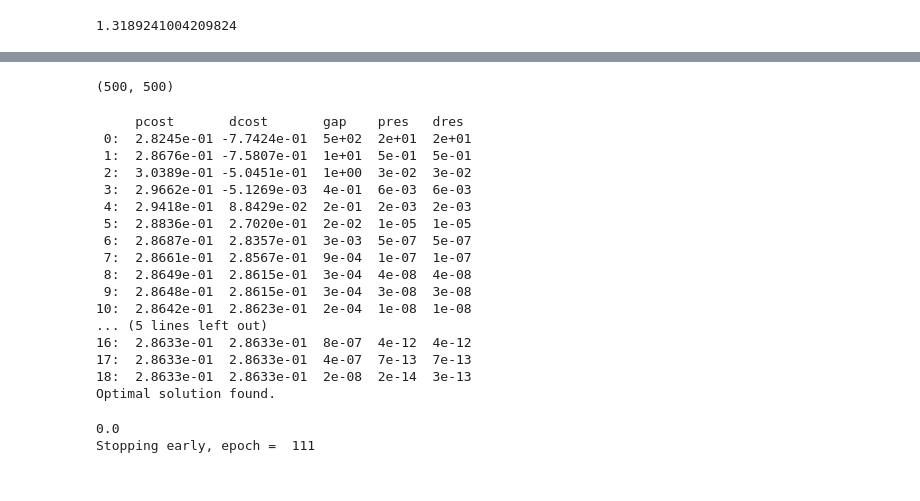
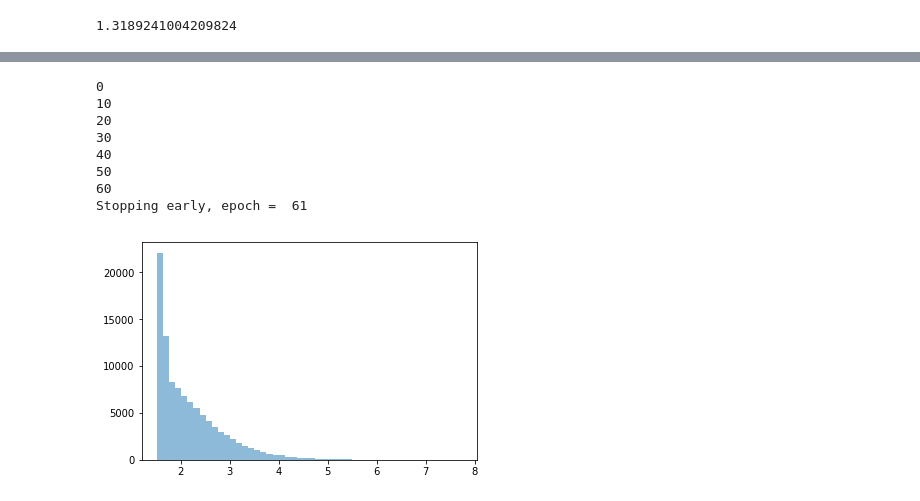
Before and after one commit to bowenliu1992/gan_is, a Jupyter notebook: GAN_IS_prototype.ipynb, the cells around one changed output, grey strips where cells are left out. Drawn from its saved outputs; the diff is of its cells as text; code cells hidden in the pictures.

```diff
--- a/GAN_IS_prototype.ipynb
+++ b/GAN_IS_prototype.ipynb
@@ -277,5 +83,3 @@ def compute_kernel_p(x, y, sp, kernel_info):
     grad_y = kernel_vals['grad_y']
     hessian_kernel = kernel_vals['hessian']
     return sp(x)*kernel*sp(y) + sp(x)*grad_y + sp(y)*grad_x + hessian_kernel
-# %%
-p_kernel = partial(compute_kernel_p, sp=std_normal_sp, kernel_info=normal_barrier_param)
@@ -302,7 +100,3 @@ Kp = compute_Kp(X_i)
-# %%
-Kp.size
-# %% [output]
-(500, 500)
 # %%
 def compute_is_weights(Kp):
     n = Kp.size[0]
@@ -316,22 +110,2 @@ def compute_is_weights(Kp):
     wi = np.array(res['x'])
     return wi
-# %%
-wi = compute_is_weights(Kp)
-# %% [output]
-     pcost       dcost       gap    pres   dres
- 0:  2.8245e-01 -7.7424e-01  5e+02  2e+01  2e+01
- 1:  2.8676e-01 -7.5807e-01  1e+01  5e-01  5e-01
- 2:  3.0389e-01 -5.0451e-01  1e+00  3e-02  3e-02
- 3:  2.9662e-01 -5.1269e-03  4e-01  6e-03  6e-03
- 4:  2.9418e-01  8.8429e-02  2e-01  2e-03  2e-03
- 5:  2.8836e-01  2.7020e-01  2e-02  1e-05  1e-05
- 6:  2.8687e-01  2.8357e-01  3e-03  5e-07  5e-07
- 7:  2.8661e-01  2.8567e-01  9e-04  1e-07  1e-07
- 8:  2.8649e-01  2.8615e-01  3e-04  4e-08  4e-08
- 9:  2.8648e-01  2.8615e-01  3e-04  3e-08  3e-08
-10:  2.8642e-01  2.8623e-01  2e-04  1e-08  1e-08
-... (5 lines left out)
-16:  2.8633e-01  2.8633e-01  8e-07  4e-12  4e-12
-17:  2.8633e-01  2.8633e-01  4e-07  7e-13  7e-13
-18:  2.8633e-01  2.8633e-01  2e-08  2e-14  3e-13
-Optimal solution found.
@@ -439,11 +246,21 @@ class ISGAN(object):
 # %%
+tf.reset_default_graph()
 with tf.Session() as sess:
-    gan = ISGAN(sess, 5000, 200, 1, 1, 6, 50, 0.0003, gamma_0)
+    gan = ISGAN('-1', sess, 5000, 200, 1, 1, 6, 50, 0.0003, gamma_0, False)
     gan.build_model()
-    gan.train(np.ones((200, 1))) # input is weights
+    gan.train(sample_func) # input is weights
+    gs = gan.gan_sampler(100000)
+    n, bins, patches = plt.hist(gs, 50, alpha=0.5)
 # %% [output]
-0.0
-Stopping early, epoch =  111
+0
+10
+20
+30
+40
+50
+60
+Stopping early, epoch =  61
+[figure, added]
 # %%
 plt.plot(range(len(gan.histd)), gan.histd, label='obj_d')
 plt.plot(range(len(gan.histg)), gan.histg, label='obj_g')
```
Also changed, not shown: parts of 29 cells of this notebook.
